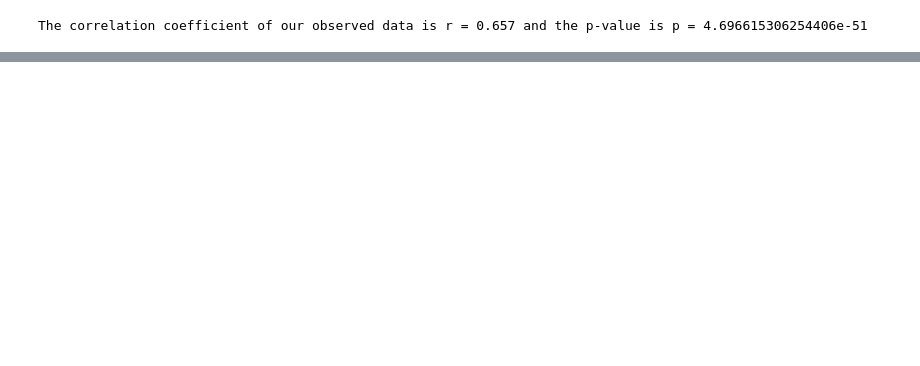
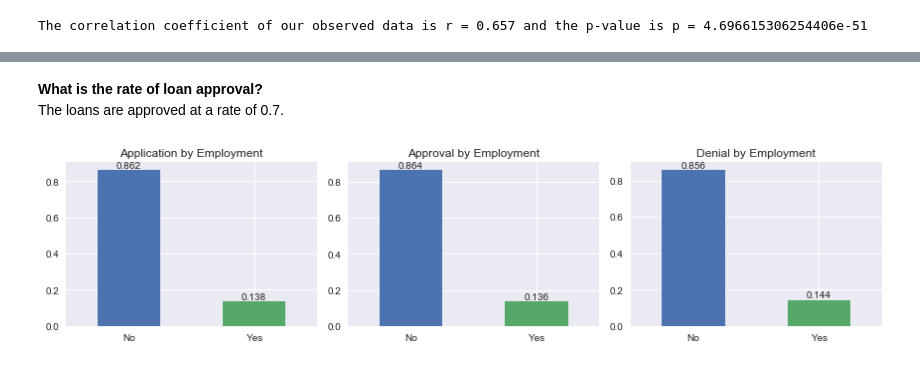
Before and after one commit to sedale33/Springboard, a Jupyter notebook: CP1HomeLoan.ipynb, the cells around one changed output, grey strips where cells are left out. Cells and saved outputs as stored; diff of their text form; code cells hidden in the pictures; blank space fills up the shorter version.

```diff
--- a/CP1HomeLoan.ipynb
+++ b/CP1HomeLoan.ipynb
@@ -511,0 +323,48 @@ Name: PropertyArea, dtype: float64
+# %% [markdown]
+**What is the rate of loan approval?** <br>
+The loans are approved at a rate of 0.7.
+# %%
+plt.figure(figsize=(12,3))
+
+plt.subplot(1,3,1)
+df3['SelfEmployed'].value_counts(normalize=True).plot(kind='bar', rot=0)
+plt.title('Application by Employment')
+
+#Add labels
+x = list(round(df3['SelfEmployed'].value_counts(normalize=True), 3).index)
+y = round(df3['SelfEmployed'].value_counts(normalize=True), 3)
+x_pos = [i for i, _ in enumerate(x)]
+
+for a, b in zip(x_pos,y):
+    plt.text(a, b + 0.01, b, ha='center')
+
+#Plot of Application by Employment
+plt.subplot(1,3,2)
+approved_cleaned['SelfEmployed'].value_counts(normalize=True).plot(kind='bar', rot=0)
+plt.title('Approval by Employment')
+
+#Add labels
+x = list(round(approved_cleaned['SelfEmployed'].value_counts(normalize=True), 3).index)
+y = round(approved_cleaned['SelfEmployed'].value_counts(normalize=True), 3)
+x_pos = [i for i, _ in enumerate(x)]
+
+for a, b in zip(x_pos,y):
+    plt.text(a, b + 0.01, b, ha='center')
+
+#Plot of Denial by Employment
+plt.subplot(1,3,3)
+denied['SelfEmployed'].value_counts(normalize=True).plot(kind='bar', rot=0)
+plt.title('Denial by Employment')
+
+#Add labels
+x = list(round(denied['SelfEmployed'].value_counts(normalize=True), 3).index)
+y = round(denied['SelfEmployed'].value_counts(normalize=True), 3)
+x_pos = [i for i, _ in enumerate(x)]
+
+for a, b in zip(x_pos,y):
+    plt.text(a, b + 0.01, b, ha='center')
+
+plt.tight_layout()
+plt.show()
+# %% [output]
+[figure, added]
```
Also changed, not shown: parts of 45 cells of this notebook.
